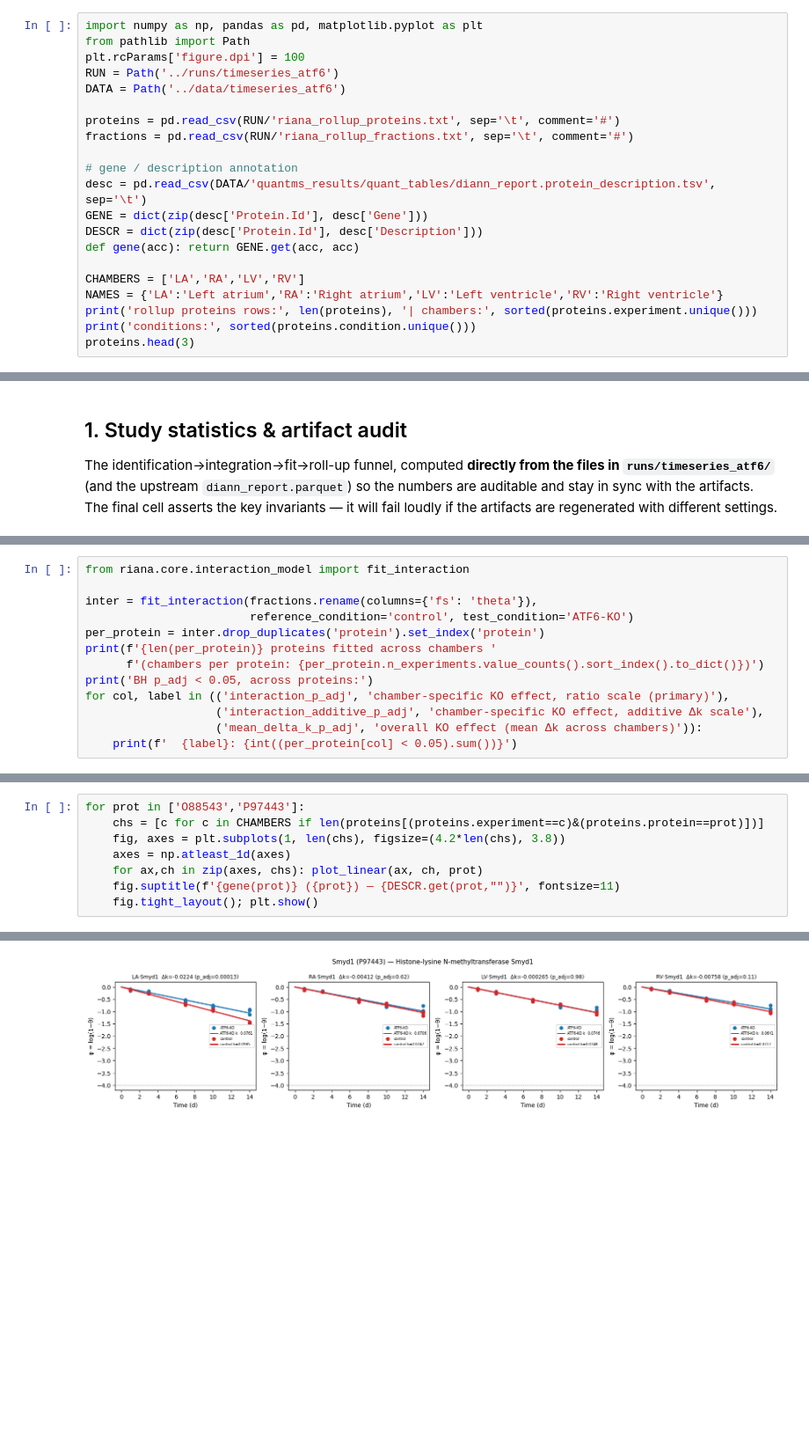
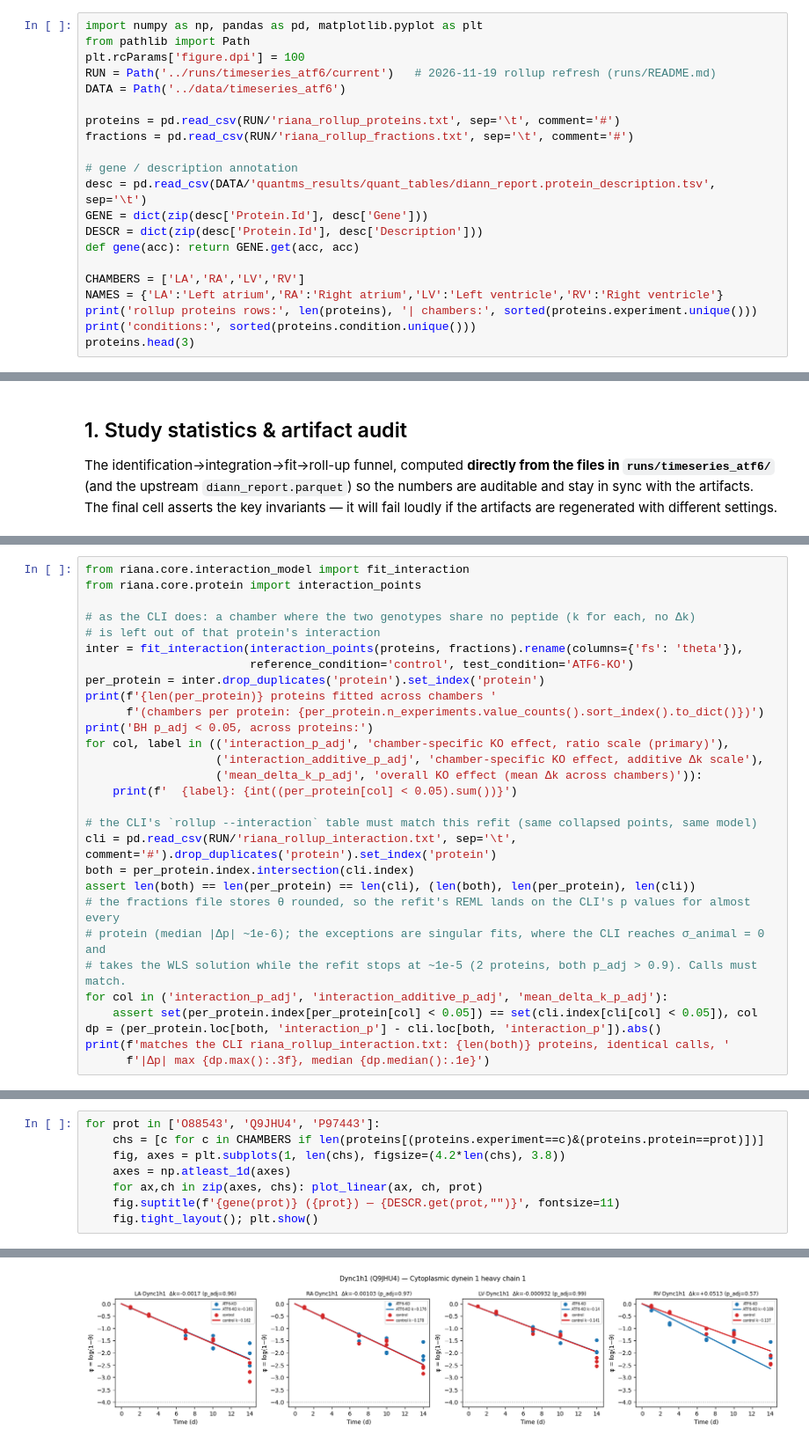
Before and after one commit to ed-lau/riana, a Jupyter notebook: notebooks/atf6_biology.ipynb, the cells around one changed output, grey strips where cells are left out. Shown at 88% size. Cells and saved outputs as stored; diff of their text form; blank space fills up the shorter version.

```diff
--- a/notebooks/atf6_biology.ipynb
+++ b/notebooks/atf6_biology.ipynb
@@ -89,7 +102,7 @@ condition = **control**. Outputs `riana_rollup_proteins.txt` (per-condition k +
 import numpy as np, pandas as pd, matplotlib.pyplot as plt
 from pathlib import Path
 plt.rcParams['figure.dpi'] = 100
-RUN = Path('../runs/timeseries_atf6')
+RUN = Path('../runs/timeseries_atf6/current')   # 2026-11-19 rollup refresh (runs/README.md)
 DATA = Path('../data/timeseries_atf6')
 
 proteins = pd.read_csv(RUN/'riana_rollup_proteins.txt', sep='\t', comment='#')
@@ -415,7 +416,10 @@ Background, and the validation against R `nlme`: `reports/2026-11-10_random_anim
 # %%
 from riana.core.interaction_model import fit_interaction
+from riana.core.protein import interaction_points
 
-inter = fit_interaction(fractions.rename(columns={'fs': 'theta'}),
+# as the CLI does: a chamber where the two genotypes share no peptide (k for each, no Δk)
+# is left out of that protein's interaction
+inter = fit_interaction(interaction_points(proteins, fractions).rename(columns={'fs': 'theta'}),
                         reference_condition='control', test_condition='ATF6-KO')
 per_protein = inter.drop_duplicates('protein').set_index('protein')
 print(f'{len(per_protein)} proteins fitted across chambers '
@@ -425,4 +429,17 @@ for col, label in (('interaction_p_adj', 'chamber-specific KO effect, ratio scal
                    ('interaction_additive_p_adj', 'chamber-specific KO effect, additive Δk scale'),
                    ('mean_delta_k_p_adj', 'overall KO effect (mean Δk across chambers)')):
     print(f'  {label}: {int((per_protein[col] < 0.05).sum())}')
+
+# the CLI's `rollup --interaction` table must match this refit (same collapsed points, same model)
+cli = pd.read_csv(RUN/'riana_rollup_interaction.txt', sep='\t', comment='#').drop_duplicates('protein').set_index('protein')
+both = per_protein.index.intersection(cli.index)
+assert len(both) == len(per_protein) == len(cli), (len(both), len(per_protein), len(cli))
+# the fractions file stores θ rounded, so the refit's REML lands on the CLI's p values for almost every
+# protein (median |Δp| ~1e-6); the exceptions are singular fits, where the CLI reaches σ_animal = 0 and
+# takes the WLS solution while the refit stops at ~1e-5 (2 proteins, both p_adj > 0.9). Calls must match.
+for col in ('interaction_p_adj', 'interaction_additive_p_adj', 'mean_delta_k_p_adj'):
+    assert set(per_protein.index[per_protein[col] < 0.05]) == set(cli.index[cli[col] < 0.05]), col
+dp = (per_protein.loc[both, 'interaction_p'] - cli.loc[both, 'interaction_p']).abs()
+print(f'matches the CLI riana_rollup_interaction.txt: {len(both)} proteins, identical calls, '
+      f'|Δp| max {dp.max():.3f}, median {dp.median():.1e}')
 # %% [output]
@@ -493,5 +505,5 @@ responders, plotted per chamber below.
 # %%
-for prot in ['O88543','P97443']:
+for prot in ['O88543', 'Q9JHU4', 'P97443']:
     chs = [c for c in CHAMBERS if len(proteins[(proteins.experiment==c)&(proteins.protein==prot)])]
     fig, axes = plt.subplots(1, len(chs), figsize=(4.2*len(chs), 3.8))
     axes = np.atleast_1d(axes)
@@ -503 +515 @@ for prot in ['O88543','P97443']:
-[figure, old version]
+[figure, new version]
```
Also changed, not shown: parts of 29 cells of this notebook, 5 other files.
